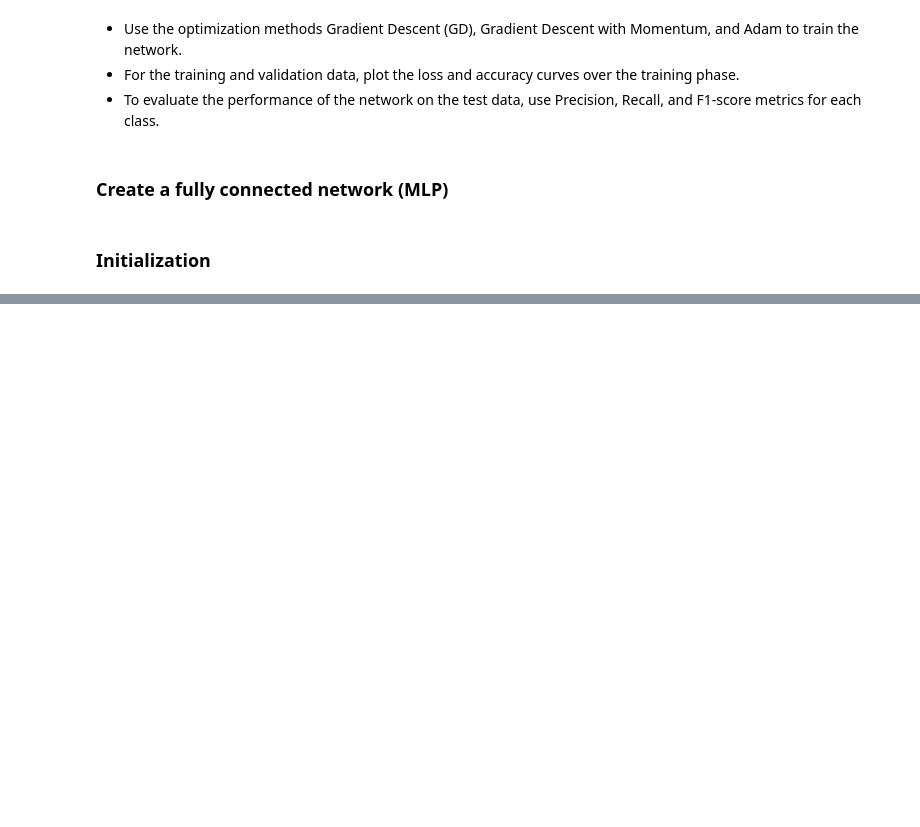
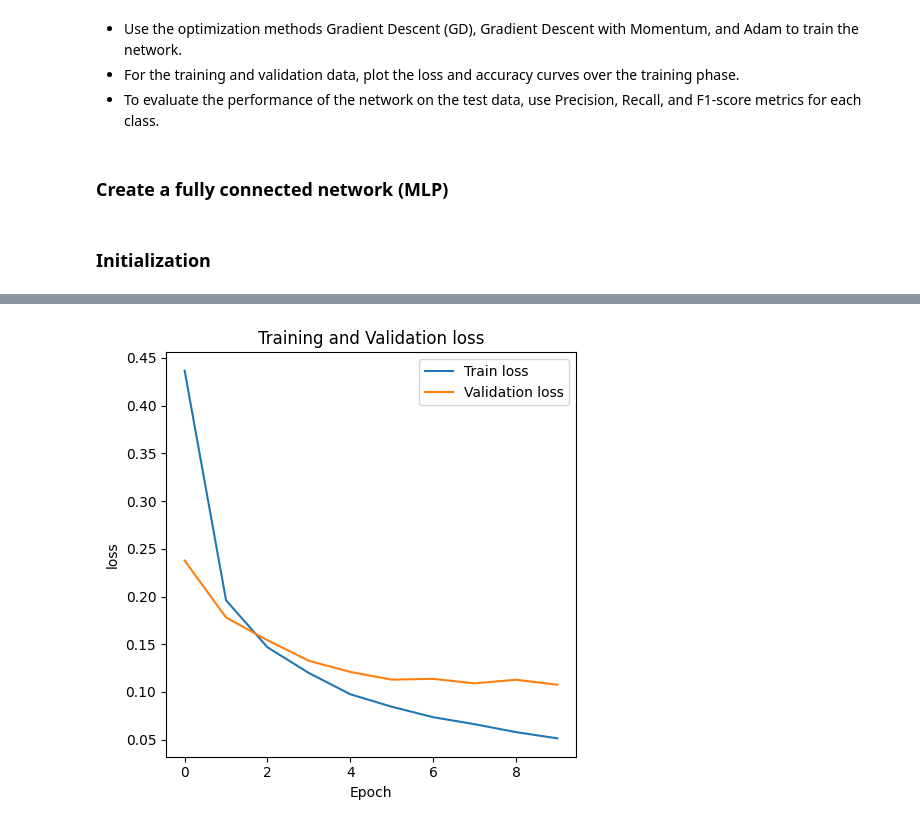
Before and after one commit to ZhrArhZ/DeepLearningIUT, a Jupyter notebook: coursework/1.MLP/HW2.ipynb, the cells around one changed output, grey strips where cells are left out. Saved outputs shown, nothing was run; the diff lists cells and outputs as text; code cells hidden in the pictures; blank space fills up the shorter version.

Commit message:
HW2 Q2: Add Optimizers Comparison: Adam

```diff
--- a/coursework/1.MLP/HW2.ipynb
+++ b/coursework/1.MLP/HW2.ipynb
@@ -116,8 +121,6 @@ model_GD_mom = copy.deepcopy(base_model).to(device)
 model_GD = copy.deepcopy(base_model).to(device)
 
 criterion = nn.CrossEntropyLoss()
-opt_Ad = optim.Adam(model_Ad.parameters(), lr=0.0001)
-opt_GD_mom = optim.SGD(model_GD_mom.parameters(), lr = 0.001, momentum=0.9)
-opt_GD = optim.SGD(model_GD.parameters(), lr = 0.01)
-
-num_epochs = 10
+opt_Ad = optim.Adam(model_Ad.parameters(), lr=0.0008)
+opt_GD_mom = optim.SGD(model_GD_mom.parameters(), lr=0.001, momentum=0.9)
+opt_GD = optim.SGD(model_GD.parameters(), lr=0.01)
@@ -171,7 +196,6 @@ def train_model(
         "val_loss": [],
         "val_acc": [],
     }
-
     model.to(device)
 
     for epoch in range(num_epochs):
@@ -181,9 +205,9 @@ def train_model(
         total = 0
 
         for x_batch, y_batch in train_loader:
-            x_batch = x_batch.to(device=device)
-            y_batch = y_batch.to(device=device)
-            x_batch = x_batch.reshape(x_batch.shape(0), -1)
+            x_batch = x_batch.to(device=device, non_blocking=True)
+            y_batch = y_batch.to(device=device, non_blocking=True)
+            x_batch = x_batch.reshape(x_batch.shape[0], -1)
 
             logits = model(x_batch)
             loss = criterion(logits, y_batch)
@@ -192,10 +216,10 @@ def train_model(
             loss.backward()
             optimizer.step()
 
-            running_loss += loss.item() * y_batch.shape(0)
+            running_loss += loss.item() * y_batch.shape[0]
             preds = logits.argmax(dim=1)
             correct += (preds == y_batch).sum().item()
-            total += y_batch.shape(0)
+            total += y_batch.shape[0]
 
         train_loss = running_loss / total
         train_acc = correct / total
@@ -221,0 +248,11 @@ def train_model(
+# %%
+def plot_metric(train_metric, val_metric, label):
+    fig, ax = plt.subplots(figsize=(5, 5))
+    ax.plot(train_metric, label=f"Train {label}")
+    ax.plot(val_metric, label=f"Validation {label}")
+    ax.set_xlabel("Epoch")
+    ax.set_ylabel(label)
+    ax.set_title(f"Training and Validation {label}")
+    ax.legend()
+    plt.tight_layout()
+    plt.show()
@@ -221,0 +263,3 @@ def train_model(
+# %%
+history_Adam = train_model(model_Ad, opt_Ad, criterion, train_loader,
+                           val_loader, device, num_epochs=10)
@@ -221,0 +277,4 @@ def train_model(
+# %%
+plot_metric(history_Adam["train_loss"], history_Adam["val_loss"], "loss")
+# %% [output]
+[figure, added]
```
Also changed, not shown: parts of 15 cells of this notebook.
